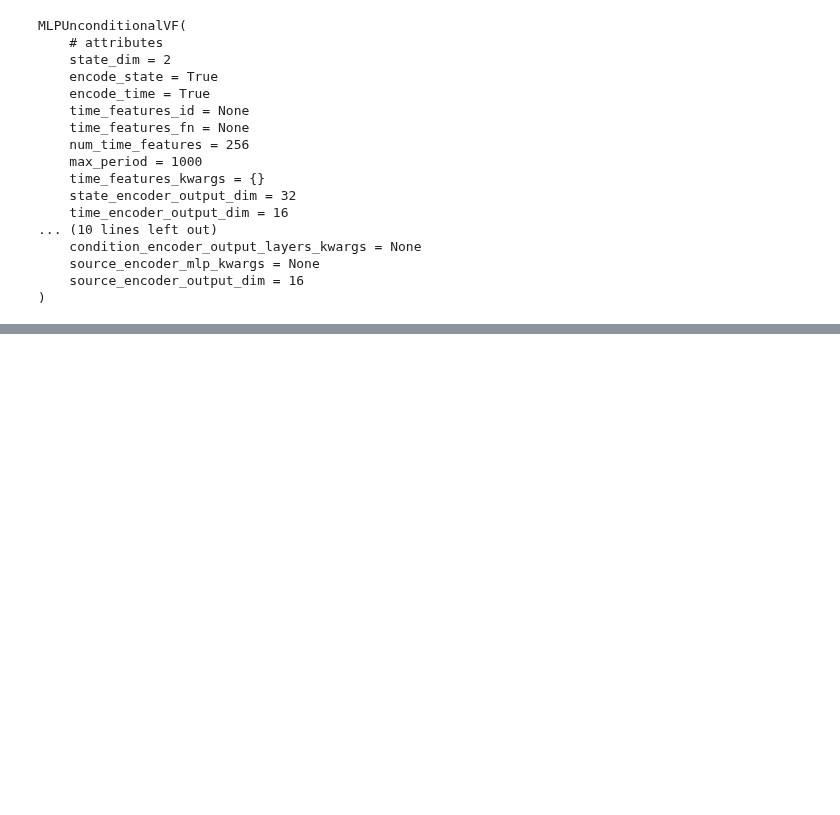
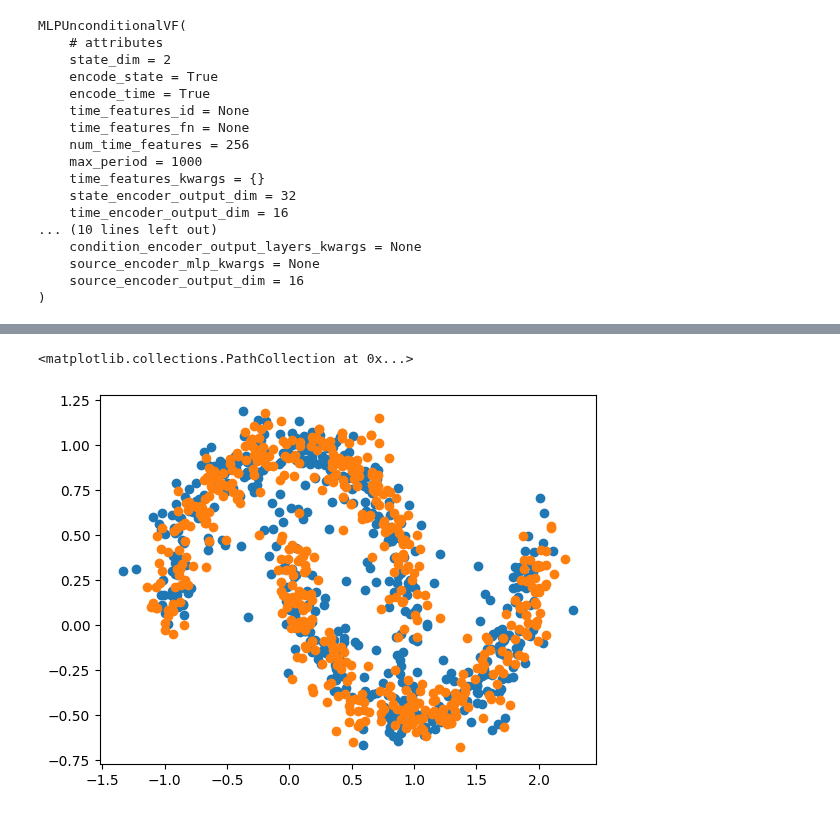
Before and after one commit to theislab/sckitflow, a Jupyter notebook: docs/notebooks/unconditional_flow_matching_jax.ipynb, the cells around one changed output, grey strips where cells are left out. Cells and saved outputs as stored; diff of their text form; code cells hidden in the pictures; blank space fills up the shorter version.

```diff
--- a/docs/notebooks/unconditional_flow_matching_jax.ipynb
+++ b/docs/notebooks/unconditional_flow_matching_jax.ipynb
@@ -1435,0 +548,9 @@ The error occurred while tracing the function vf_step_fn at /var/folders/3c/c38s
+# %%
+preds = trainer._method.predict(data["src_cell_data"])
+# %%
+plt.scatter(preds[:, 0], preds[:, 1])
+plt.scatter(data["tgt_cell_data"][:, 0], data["tgt_cell_data"][:, 1])
+# plt.scatter(data["src_cell_data"][:, 0], data["src_cell_data"][:, 1])
+# %% [output]
+<matplotlib.collections.PathCollection at 0x...>
+[figure, added]
```
Also changed, not shown: parts of 13 cells of this notebook, 4 other files.
